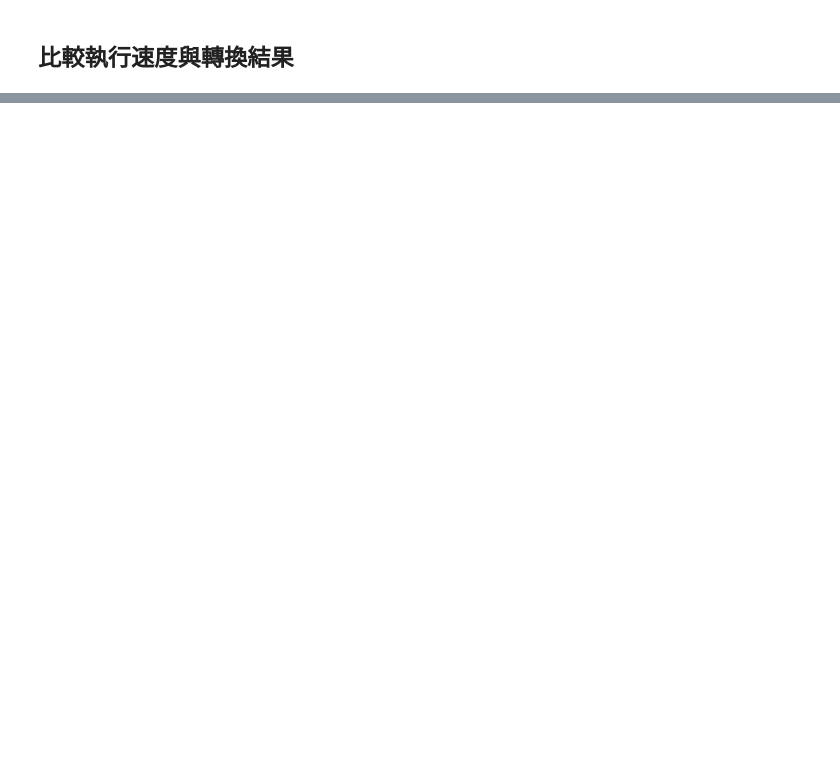
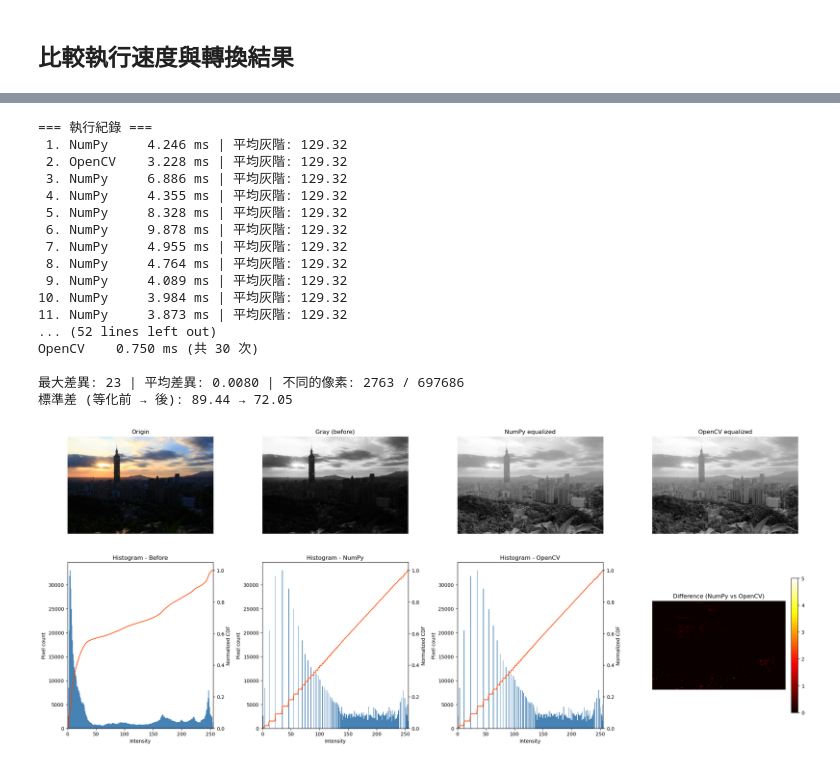
Before and after one commit to Alan93224/MMIP, a Jupyter notebook: week1/main.ipynb, the cells around one changed output, grey strips where cells are left out. Saved outputs shown, nothing was run; the diff lists cells and outputs as text; code cells hidden in the pictures; blank space fills up the shorter version.

```diff
--- a/week1/main.ipynb
+++ b/week1/main.ipynb
@@ -66,0 +113,21 @@ OpenCV    1.325 ms (共 29 次)
+# %%
+q2.analyze_records(records2, eq_numpy, eq_cv, img_rgb2)
+# %% [output]
+=== 執行紀錄 ===
+ 1. NumPy     4.246 ms | 平均灰階: 129.32
+ 2. OpenCV    3.228 ms | 平均灰階: 129.32
+ 3. NumPy     6.886 ms | 平均灰階: 129.32
+ 4. NumPy     4.355 ms | 平均灰階: 129.32
+ 5. NumPy     8.328 ms | 平均灰階: 129.32
+ 6. NumPy     9.878 ms | 平均灰階: 129.32
+ 7. NumPy     4.955 ms | 平均灰階: 129.32
+ 8. NumPy     4.764 ms | 平均灰階: 129.32
+ 9. NumPy     4.089 ms | 平均灰階: 129.32
+10. NumPy     3.984 ms | 平均灰階: 129.32
+11. NumPy     3.873 ms | 平均灰階: 129.32
+... (52 lines left out)
+OpenCV    0.750 ms (共 30 次)
+
+最大差異: 23 | 平均差異: 0.0080 | 不同的像素: 2763 / 697686
+標準差 (等化前 → 後): 89.44 → 72.05
+[figure, added]
```
Also changed, not shown: parts of 11 cells of this notebook, 5 other files.
